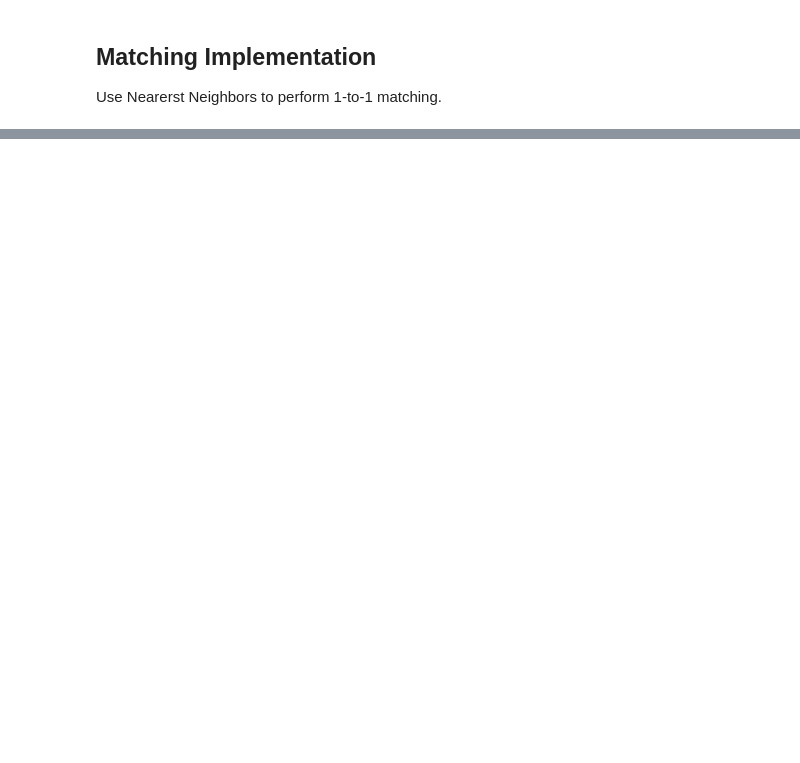
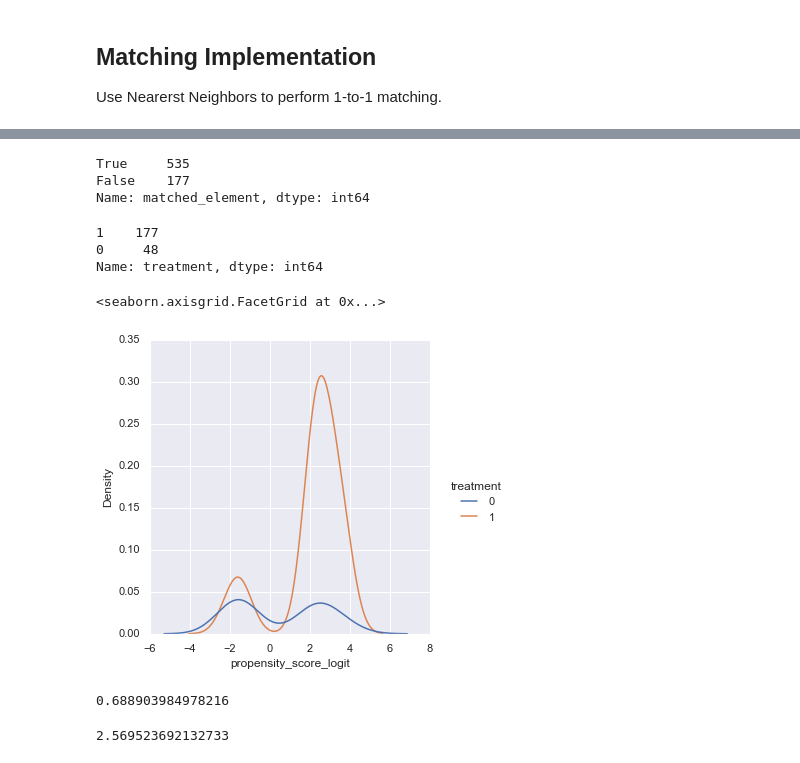
Before and after one commit to konosp/propensity-score-matching, a Jupyter notebook: PSM - v2.ipynb, the cells around one changed output, grey strips where cells are left out. Drawn from its saved outputs; the diff is of its cells as text; code cells hidden in the pictures; blank space fills up the shorter version.

```diff
--- a/PSM - v2.ipynb
+++ b/PSM - v2.ipynb
@@ -222,0 +180,27 @@ Name: 1, dtype: object
+# %%
+df_data['matched_element'] = df_data.reset_index().apply(perfom_matching, axis = 1, args = (indexes, df_data))
+# %%
+# Total number of matches
+df_data.matched_element.isna().value_counts()
+# %% [output]
+True     535
+False    177
+Name: matched_element, dtype: int64
+# %%
+treated_with_match = ~df_data.matched_element.isna()
+untreated_with_match = df_data.reset_index()['index'].isin(df_data.matched_element)
+# %%
+all_matched_elements = pd.DataFrame(data = {'a' : treated_with_match, 'b' :untreated_with_match}).any(axis = 1)
+# %%
+tmp = df_data.loc[all_matched_elements]
+# %%
+tmp.treatment.value_counts()
+# %% [output]
+1    177
+0     48
+Name: treatment, dtype: int64
+# %%
+sns.displot(x = tmp['propensity_score_logit'], hue = tmp['treatment'], kind="kde")
+# %% [output]
+<seaborn.axisgrid.FacetGrid at 0x...>
+[figure, added]
@@ -222,0 +214,8 @@ Name: 1, dtype: object
+# %%
+cohenD(tmp, 'Pclass')
+# %% [output]
+0.688903984978216
+# %%
+cohenD(df,'Pclass')
+# %% [output]
+2.569523692132733
```
Also changed, not shown: parts of 16 cells of this notebook.
